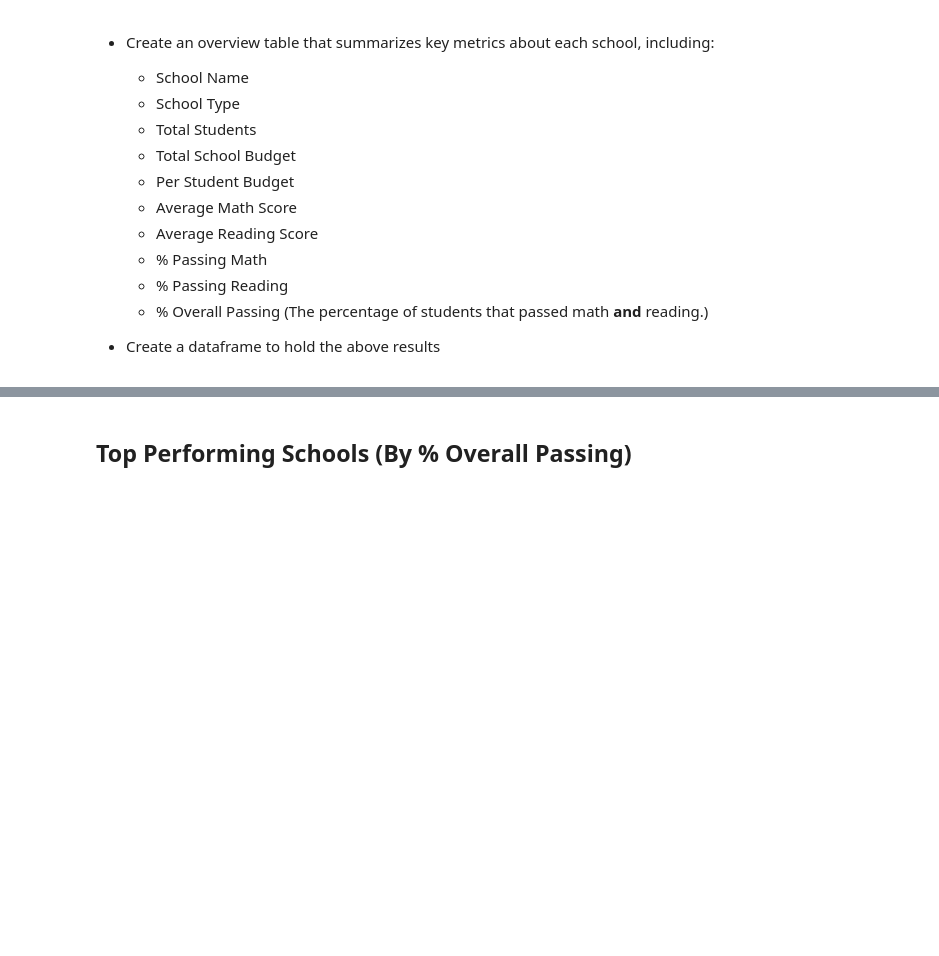
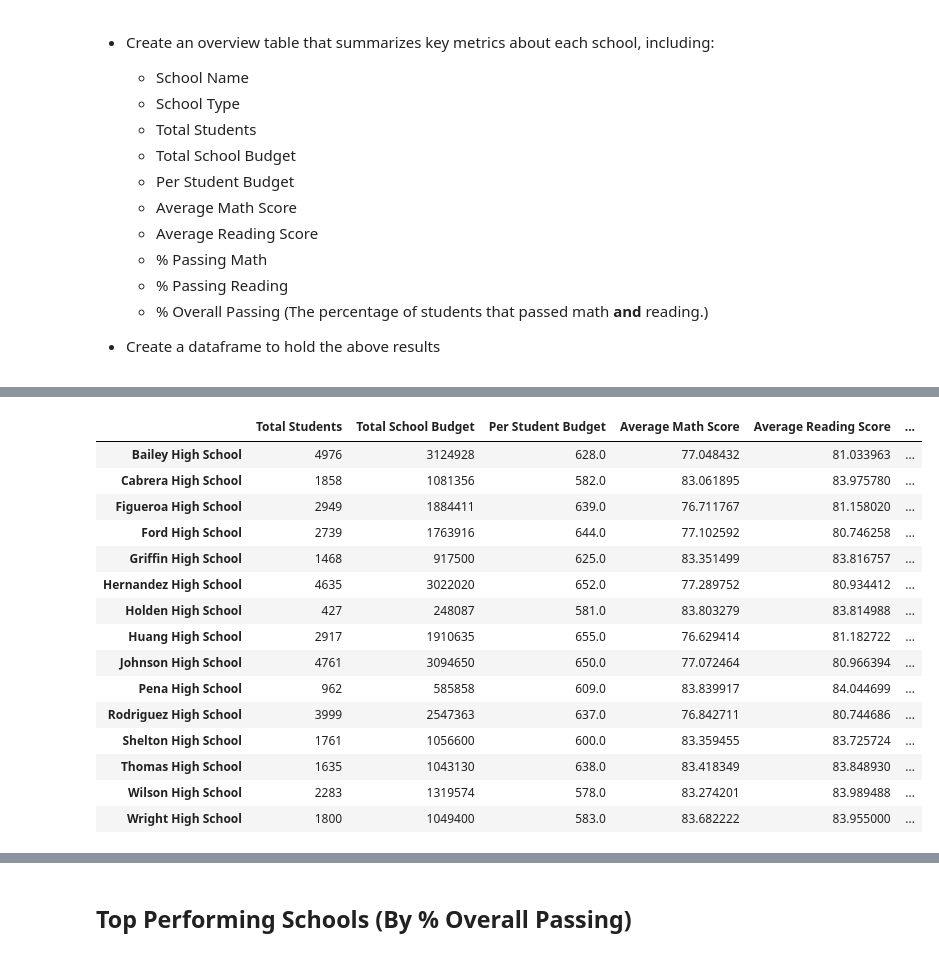
Before and after one commit to mpetersen49/pandas-challenge, a Jupyter notebook: PyCitySchools/PyCitySchools_starter.ipynb, the cells around one changed output, grey strips where cells are left out. Drawn from its saved outputs; the diff is of its cells as text; code cells hidden in the pictures; blank space fills up the shorter version.

```diff
--- a/PyCitySchools/PyCitySchools_starter.ipynb
+++ b/PyCitySchools/PyCitySchools_starter.ipynb
@@ -166,3 +159,31 @@ percent_reading_grouped = group_reading_count["reading_score"] / school_data_tes
 
 group_overall_count = scores_passing_overall.groupby("school_name").count()
 percent_overall_grouped = group_overall_count["reading_score"] / school_data_test["Total Students"] * 100
+# %%
+school_summary = pd.merge(school_summary, percent_math_grouped.rename("% Passing Math"), on="school_name")
+school_summary = pd.merge(school_summary, percent_reading_grouped.rename("% Passing Reading"), on="school_name")
+school_summary = pd.merge(school_summary, percent_overall_grouped.rename("% Overall Passing"), on="school_name")
+#school_summary = school_summary.reset_index()
+cols_rearranged = ["Total Students", "Total School Budget",
+                  "Per Student Budget", "Average Math Score", "Average Reading Score",
+                  "% Passing Math", "% Passing Reading", "% Overall Passing"]
+school_summary = school_summary[cols_rearranged]
+school_summary.index.name = None
+school_summary
+# %% [output]
+|  | Total Students | Total School Budget | Per Student Budget | Average Math Score | Average Reading Score | ... |
+| Bailey High School | 4976 | 3124928 | 628.0 | 77.048432 | 81.033963 | ... |
+| Cabrera High School | 1858 | 1081356 | 582.0 | 83.061895 | 83.975780 | ... |
+| Figueroa High School | 2949 | 1884411 | 639.0 | 76.711767 | 81.158020 | ... |
+| Ford High School | 2739 | 1763916 | 644.0 | 77.102592 | 80.746258 | ... |
+| Griffin High School | 1468 | 917500 | 625.0 | 83.351499 | 83.816757 | ... |
+| Hernandez High School | 4635 | 3022020 | 652.0 | 77.289752 | 80.934412 | ... |
+| Holden High School | 427 | 248087 | 581.0 | 83.803279 | 83.814988 | ... |
+| Huang High School | 2917 | 1910635 | 655.0 | 76.629414 | 81.182722 | ... |
+| Johnson High School | 4761 | 3094650 | 650.0 | 77.072464 | 80.966394 | ... |
+| Pena High School | 962 | 585858 | 609.0 | 83.839917 | 84.044699 | ... |
+| Rodriguez High School | 3999 | 2547363 | 637.0 | 76.842711 | 80.744686 | ... |
+| Shelton High School | 1761 | 1056600 | 600.0 | 83.359455 | 83.725724 | ... |
+| Thomas High School | 1635 | 1043130 | 638.0 | 83.418349 | 83.848930 | ... |
+| Wilson High School | 2283 | 1319574 | 578.0 | 83.274201 | 83.989488 | ... |
+| Wright High School | 1800 | 1049400 | 583.0 | 83.682222 | 83.955000 | ... |
```
Also changed, not shown: parts of 6 cells of this notebook.
